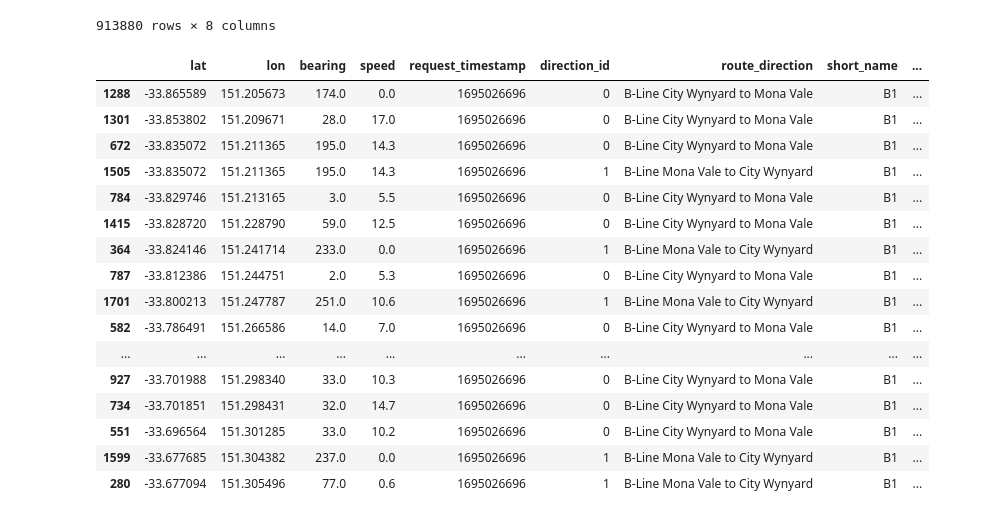
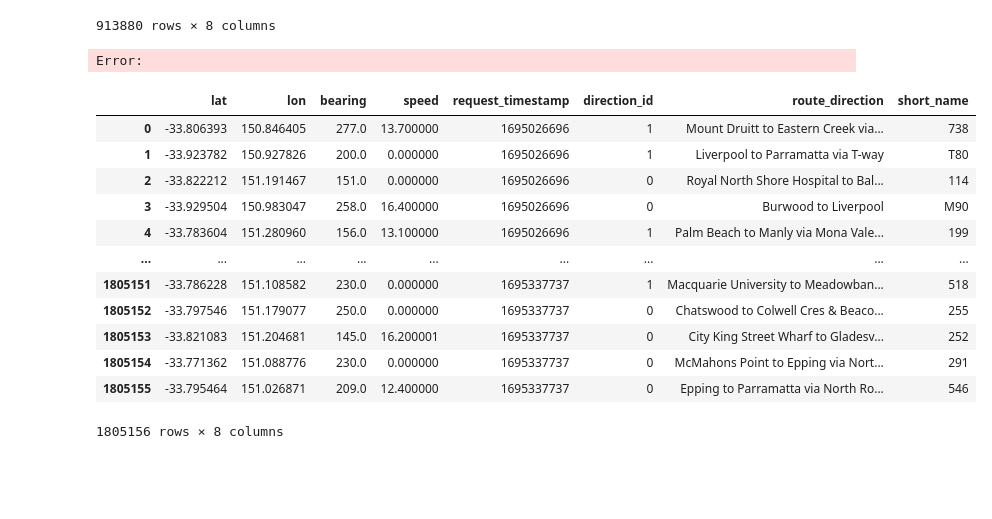
Before and after one commit to dmeekpmg/python-analytics-training-public, a Jupyter notebook: notebooks/3 database/db on live locations.ipynb, the cells around one changed output. Drawn from its saved outputs; the diff is of its cells as text; code cells hidden in the pictures; blank space fills up the shorter version.

```diff
--- a/notebooks/3 database/db on live locations.ipynb
+++ b/notebooks/3 database/db on live locations.ipynb
@@ -52,56 +62,5 @@ locations
 | 913878 | -33.796127 | 151.181183 | 6.0 | 0.0 | 1695164397 | 1 | Chatswood to Crows Nest | 267 |
 | 913879 | -33.797100 | 151.197647 | 160.0 | 7.3 | 1695164397 | 1 | Chatswood to City QVB (Loop Service) | 120 |
 913880 rows × 8 columns
-# %%
-def is_bunched(df: pd.DataFrame) -> List[bool]:
-    """
-    Get a list of lat / lon that are bunches.
-    Works for one route at one timestamp.
-    Assumes that the only factors we need to compare are lat and lon
-    """
-    join_on = ['request_timestamp', 'short_name', 'direction_id']
-    bunched = df.join(
-        df.set_index(join_on),
-        how="inner",
-        on=join_on,
-        lsuffix="1",
-        rsuffix="2"
-    ).query(
-        "((lat1 != lat2) or (lon1 != lon2)) "
-        "and abs(lat1 - lat2) < 0.002 "
-        "and abs(lon1 - lon2) < 0.002"
-    )
-    original_list = list(zip(
-        df.lat, df.lon, df.request_timestamp, df.short_name, df.direction_id
-    ))
-    bunched_list = list(zip(
-        bunched.lat1,
-        bunched.lon1,
-        bunched.request_timestamp,
-        bunched.short_name,
-        bunched.direction_id
-    ))
-    return [l in bunched_list for l in original_list]
-
-df = locations.query("request_timestamp == 1695026696").copy()
-df['is_bunched'] = is_bunched(df)
-# %%
-df.sort_values('lat').query("short_name == 'B1' and request_timestamp == 1695026696")
-# %% [output]
-|  | lat | lon | bearing | speed | request_timestamp | direction_id | route_direction | short_name | ... |
-| 1288 | -33.865589 | 151.205673 | 174.0 | 0.0 | 1695026696 | 0 | B-Line City Wynyard to Mona Vale | B1 | ... |
-| 1301 | -33.853802 | 151.209671 | 28.0 | 17.0 | 1695026696 | 0 | B-Line City Wynyard to Mona Vale | B1 | ... |
-| 672 | -33.835072 | 151.211365 | 195.0 | 14.3 | 1695026696 | 0 | B-Line City Wynyard to Mona Vale | B1 | ... |
-| 1505 | -33.835072 | 151.211365 | 195.0 | 14.3 | 1695026696 | 1 | B-Line Mona Vale to City Wynyard | B1 | ... |
-| 784 | -33.829746 | 151.213165 | 3.0 | 5.5 | 1695026696 | 0 | B-Line City Wynyard to Mona Vale | B1 | ... |
-| 1415 | -33.828720 | 151.228790 | 59.0 | 12.5 | 1695026696 | 0 | B-Line City Wynyard to Mona Vale | B1 | ... |
-| 364 | -33.824146 | 151.241714 | 233.0 | 0.0 | 1695026696 | 1 | B-Line Mona Vale to City Wynyard | B1 | ... |
-| 787 | -33.812386 | 151.244751 | 2.0 | 5.3 | 1695026696 | 0 | B-Line City Wynyard to Mona Vale | B1 | ... |
-| 1701 | -33.800213 | 151.247787 | 251.0 | 10.6 | 1695026696 | 1 | B-Line Mona Vale to City Wynyard | B1 | ... |
-| 582 | -33.786491 | 151.266586 | 14.0 | 7.0 | 1695026696 | 0 | B-Line City Wynyard to Mona Vale | B1 | ... |
-| ... | ... | ... | ... | ... | ... | ... | ... | ... | ... |
-| 927 | -33.701988 | 151.298340 | 33.0 | 10.3 | 1695026696 | 0 | B-Line City Wynyard to Mona Vale | B1 | ... |
-| 734 | -33.701851 | 151.298431 | 32.0 | 14.7 | 1695026696 | 0 | B-Line City Wynyard to Mona Vale | B1 | ... |
-| 551 | -33.696564 | 151.301285 | 33.0 | 10.2 | 1695026696 | 0 | B-Line City Wynyard to Mona Vale | B1 | ... |
-| 1599 | -33.677685 | 151.304382 | 237.0 | 0.0 | 1695026696 | 1 | B-Line Mona Vale to City Wynyard | B1 | ... |
-| 280 | -33.677094 | 151.305496 | 77.0 | 0.6 | 1695026696 | 1 | B-Line Mona Vale to City Wynyard | B1 | ... |
+# %%
+bunched_df = is_bunched(locations)
@@ -108,3 +71,21 @@ df.sort_values('lat').query("short_name == 'B1' and request_timestamp == 1695026
 # %%
-fig = maps.position_map(df.query("~is_bunched and request_timestamp == 1695026696"))
-maps.add_positions(fig, df.query("is_bunched and request_timestamp == 1695026696"))
+fig = maps.position_map(bunched_df.query("~bunched and request_timestamp == 1695026696"))
+maps.add_positions(fig, bunched_df.query("bunched and request_timestamp == 1695026696"))
+# %% [output]
+Error:
+# %%
+bunched_df
+# %% [output]
+|  | lat | lon | bearing | speed | request_timestamp | direction_id | route_direction | short_name |
+| 0 | -33.806393 | 150.846405 | 277.0 | 13.700000 | 1695026696 | 1 | Mount Druitt to Eastern Creek via... | 738 |
+| 1 | -33.923782 | 150.927826 | 200.0 | 0.000000 | 1695026696 | 1 | Liverpool to Parramatta via T-way | T80 |
+| 2 | -33.822212 | 151.191467 | 151.0 | 0.000000 | 1695026696 | 0 | Royal North Shore Hospital to Bal... | 114 |
+| 3 | -33.929504 | 150.983047 | 258.0 | 16.400000 | 1695026696 | 0 | Burwood to Liverpool | M90 |
+| 4 | -33.783604 | 151.280960 | 156.0 | 13.100000 | 1695026696 | 1 | Palm Beach to Manly via Mona Vale... | 199 |
+| ... | ... | ... | ... | ... | ... | ... | ... | ... |
+| 1805151 | -33.786228 | 151.108582 | 230.0 | 0.000000 | 1695337737 | 1 | Macquarie University to Meadowban... | 518 |
+| 1805152 | -33.797546 | 151.179077 | 250.0 | 0.000000 | 1695337737 | 0 | Chatswood to Colwell Cres & Beaco... | 255 |
+| 1805153 | -33.821083 | 151.204681 | 145.0 | 16.200001 | 1695337737 | 0 | City King Street Wharf to Gladesv... | 252 |
+| 1805154 | -33.771362 | 151.088776 | 230.0 | 0.000000 | 1695337737 | 0 | McMahons Point to Epping via Nort... | 291 |
+| 1805155 | -33.795464 | 151.026871 | 209.0 | 12.400000 | 1695337737 | 0 | Epping to Parramatta via North Ro... | 546 |
+1805156 rows × 8 columns
```
Also changed, not shown: parts of 8 cells of this notebook, 18 other files.
